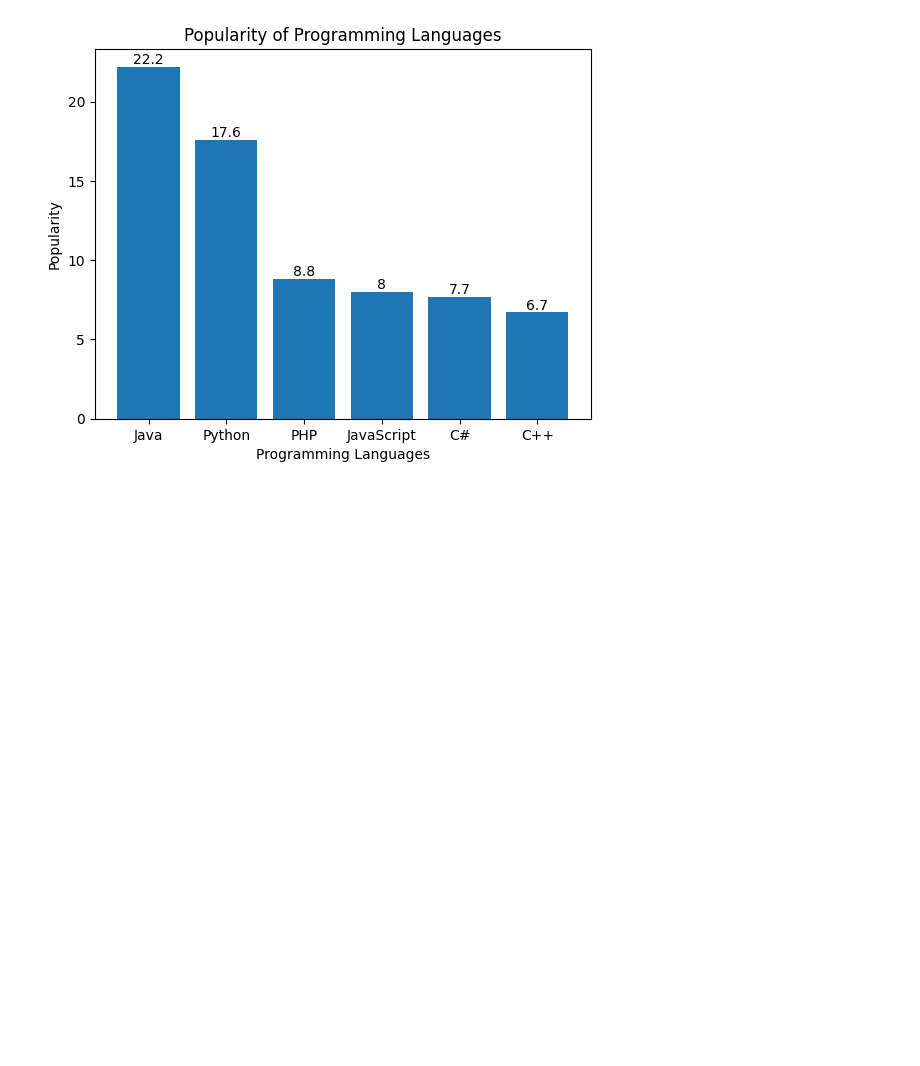
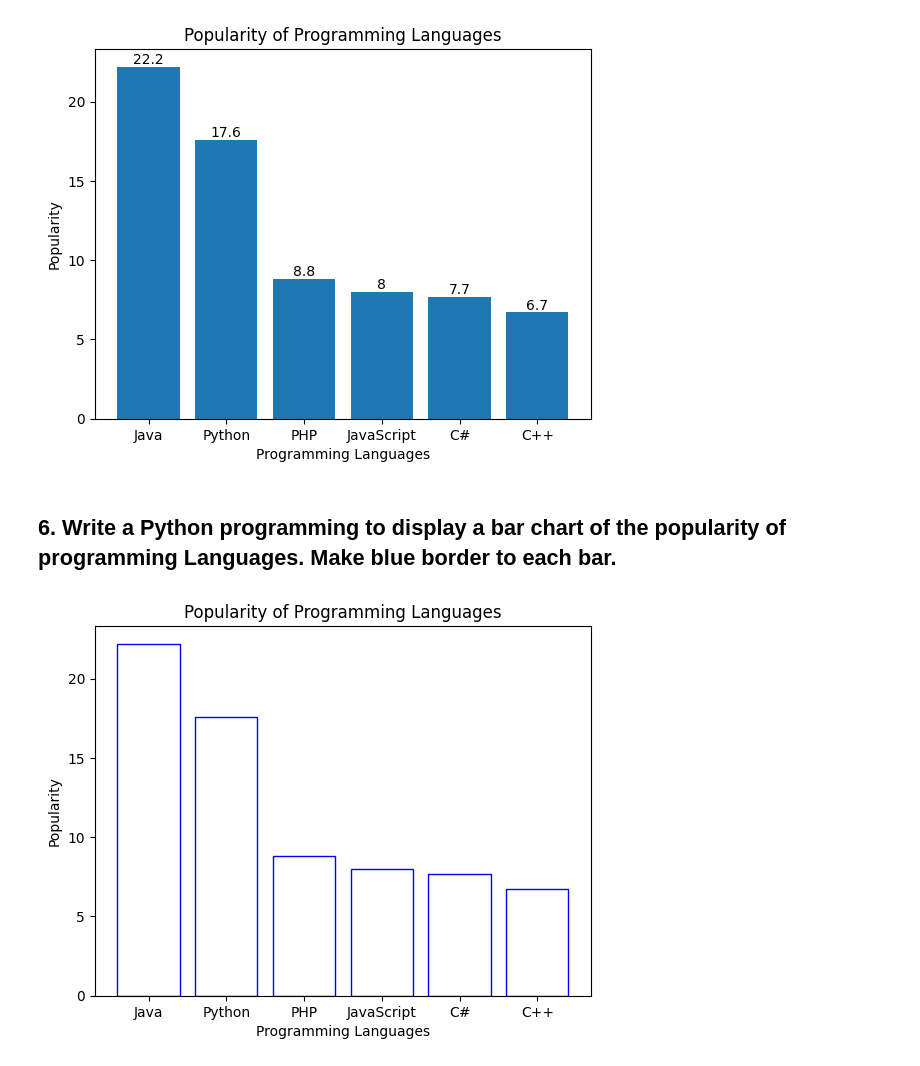
Before and after one commit to shivyelave/Python-Libraries, a Jupyter notebook: Matplotlib/matplotlib_barchart.ipynb, the cells around one changed output. Saved outputs shown, nothing was run; the diff lists cells and outputs as text; code cells hidden in the pictures; blank space fills up the shorter version.

Commit message:
[Shiv] Add: Add Border to each bar.

```diff
--- a/Matplotlib/matplotlib_barchart.ipynb
+++ b/Matplotlib/matplotlib_barchart.ipynb
@@ -142,3 +142,26 @@ if __name__ == '__main__':
     main()
 # %% [output]
 [figure]
+# %% [markdown]
+## 6. Write a Python programming to display a bar chart of the popularity of programming Languages. Make blue border to each bar.
+# %%
+import matplotlib.pyplot as plt
+
+def main():
+    # Data
+    programming_languages = ['Java', 'Python', 'PHP', 'JavaScript', 'C#', 'C++']
+    popularity = [22.2, 17.6, 8.8, 8, 7.7, 6.7]
+
+    plt.bar(programming_languages, popularity,edgecolor = 'blue',color = 'white')
+
+    # Add titles and labels
+    plt.title('Popularity of Programming Languages')
+    plt.xlabel('Programming Languages')
+    plt.ylabel('Popularity')
+
+    plt.show()
+
+if __name__ == '__main__':
+    main()
+# %% [output]
+[figure, added]
```
